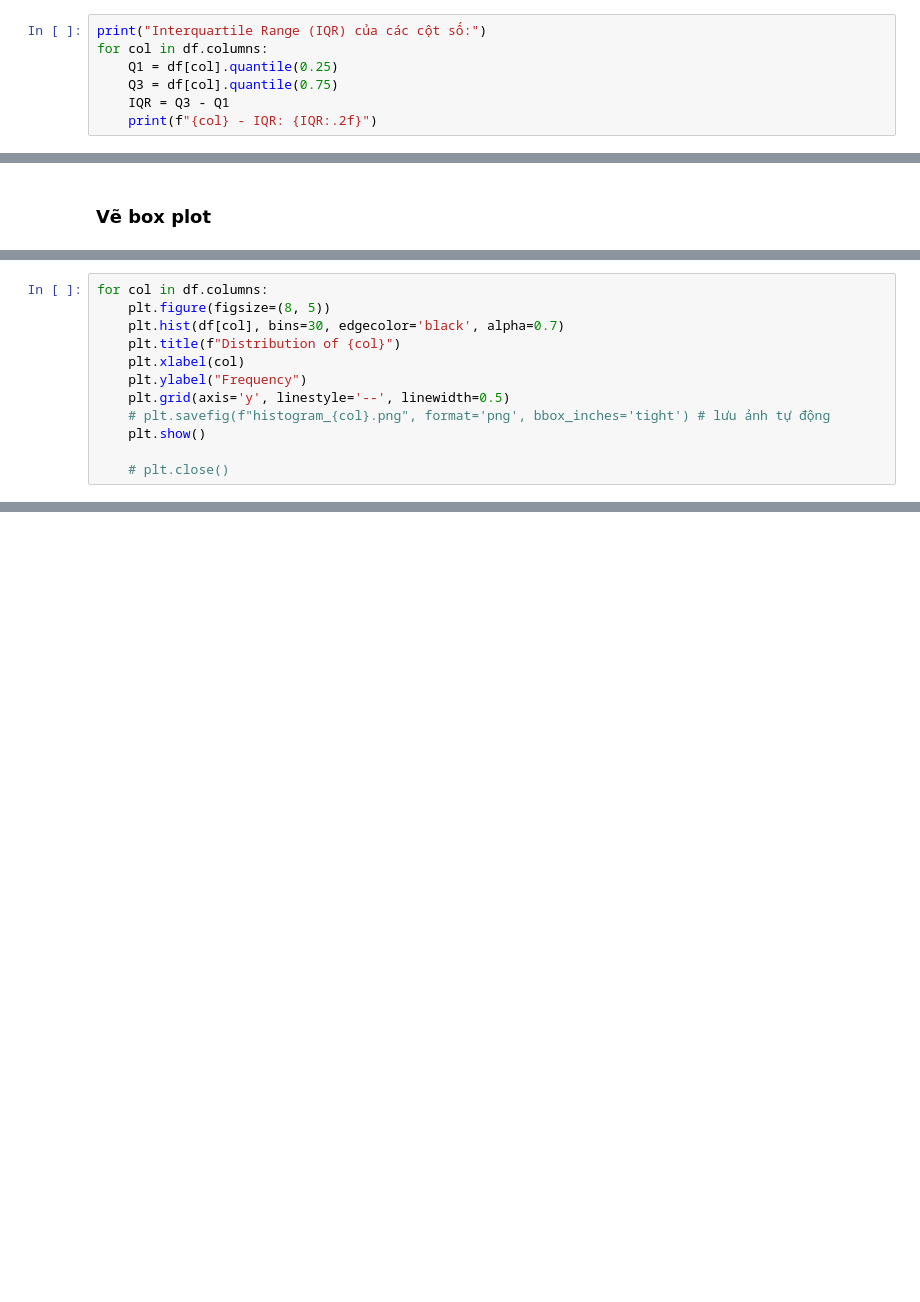
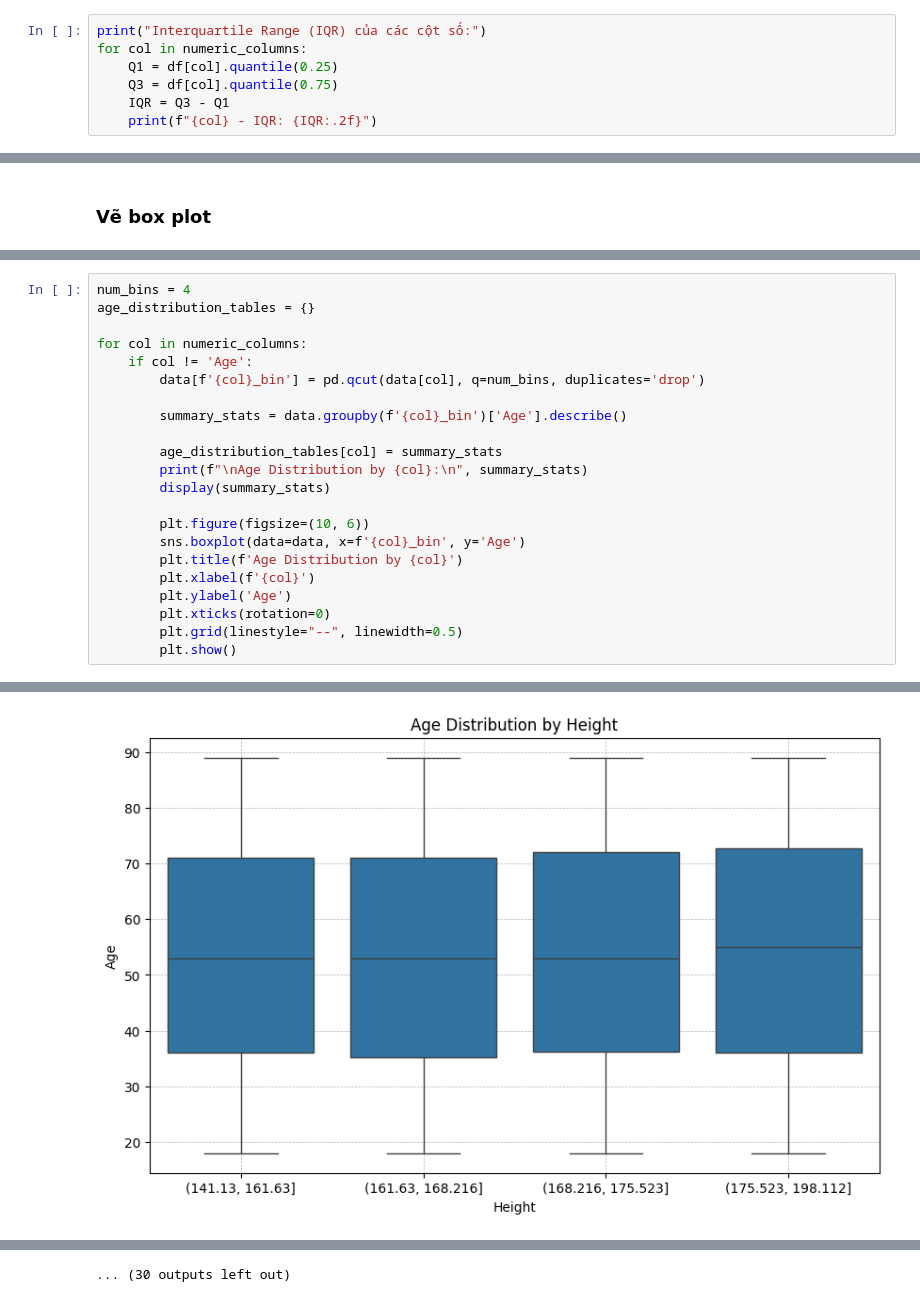
Before and after one commit to NATNgoc/PTDL-IE224, a Jupyter notebook: notebooks/2.3-EDA-Distributed.ipynb, the cells around one changed output, grey strips where cells are left out. Cells and saved outputs as stored; diff of their text form; blank space fills up the shorter version.

```diff
--- a/notebooks/2.3-EDA-Distributed.ipynb
+++ b/notebooks/2.3-EDA-Distributed.ipynb
@@ -237,7 +151,7 @@ Income_Medium - Độ lệch chuẩn: 0.49, Phương sai: 0.24, Hệ số biến
 ### Tính khoảng trải giữa
 # %%
 print("Interquartile Range (IQR) của các cột số:")
-for col in df.columns:
+for col in numeric_columns:
     Q1 = df[col].quantile(0.25)
     Q3 = df[col].quantile(0.75)
     IQR = Q3 - Q1
@@ -337,12 +177,0 @@ plt.show()
-# %%
-for col in df.columns:
-    plt.figure(figsize=(8, 5))
-    plt.hist(df[col], bins=30, edgecolor='black', alpha=0.7)
-    plt.title(f"Distribution of {col}")
-    plt.xlabel(col)
-    plt.ylabel("Frequency")
-    plt.grid(axis='y', linestyle='--', linewidth=0.5)
-    # plt.savefig(f"histogram_{col}.png", format='png', bbox_inches='tight') # lưu ảnh tự động
-    plt.show()
-
-    # plt.close()
@@ -483,0 +202,23 @@ Phân bố: Biểu đồ cho thấy phân bố tần suất của hai giá trị
+# %%
+num_bins = 4
+age_distribution_tables = {}
+
+for col in numeric_columns:
+    if col != 'Age':
+        data[f'{col}_bin'] = pd.qcut(data[col], q=num_bins, duplicates='drop')
+
+        summary_stats = data.groupby(f'{col}_bin')['Age'].describe()
+
+        age_distribution_tables[col] = summary_stats
+        print(f"\nAge Distribution by {col}:\n", summary_stats)
+        display(summary_stats)
+
+        plt.figure(figsize=(10, 6))
+        sns.boxplot(data=data, x=f'{col}_bin', y='Age')
+        plt.title(f'Age Distribution by {col}')
+        plt.xlabel(f'{col}')
+        plt.ylabel('Age')
+        plt.xticks(rotation=0)
+        plt.grid(linestyle="--", linewidth=0.5)
+        plt.show()
+# %% [output]
@@ -483,0 +245 @@ Phân bố: Biểu đồ cho thấy phân bố tần suất của hai giá trị
+[figure, added]
@@ -483,0 +295 @@ Phân bố: Biểu đồ cho thấy phân bố tần suất của hai giá trị
+... (30 outputs left out)
```
Also changed, not shown: parts of 34 cells of this notebook.
